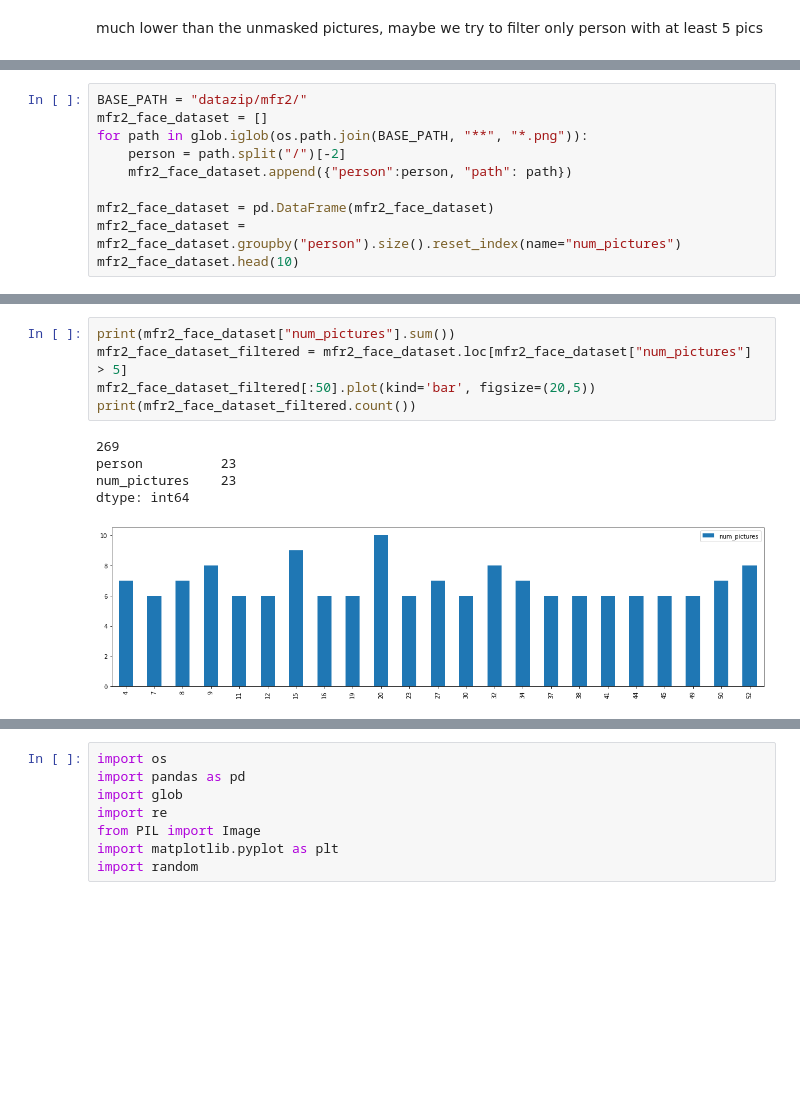
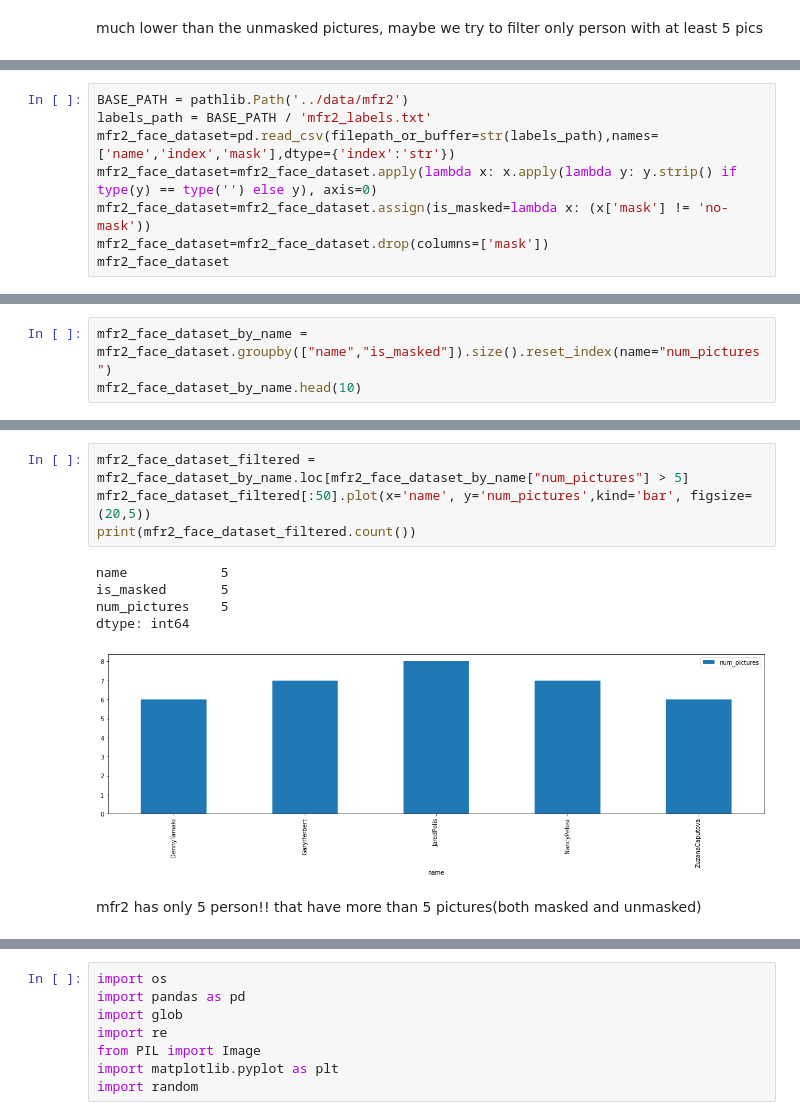
Before and after one commit to ofekari/MaskedFaceDetection, a Jupyter notebook: MaskedFaceDetectionNotebook.ipynb, the cells around one changed output, grey strips where cells are left out. Drawn from its saved outputs; the diff is of its cells as text; blank space fills up the shorter version.

```diff
--- a/MaskedFaceDetectionNotebook.ipynb
+++ b/MaskedFaceDetectionNotebook.ipynb
@@ -249,11 +269,9 @@ we decided also to go for more common dataset like vggfaces, so let's analyze th
 # %%
-BASE_PATH = "datazip/mfr2/"
-mfr2_face_dataset = []
-for path in glob.iglob(os.path.join(BASE_PATH, "**", "*.png")):
-    person = path.split("/")[-2]
-    mfr2_face_dataset.append({"person":person, "path": path})
-
-mfr2_face_dataset = pd.DataFrame(mfr2_face_dataset)
-mfr2_face_dataset = mfr2_face_dataset.groupby("person").size().reset_index(name="num_pictures")
-mfr2_face_dataset.head(10)
+BASE_PATH = pathlib.Path('../data/mfr2')
+labels_path = BASE_PATH / 'mfr2_labels.txt'
+mfr2_face_dataset=pd.read_csv(filepath_or_buffer=str(labels_path),names=['name','index','mask'],dtype={'index':'str'})
+mfr2_face_dataset=mfr2_face_dataset.apply(lambda x: x.apply(lambda y: y.strip() if type(y) == type('') else y), axis=0)
+mfr2_face_dataset=mfr2_face_dataset.assign(is_masked=lambda x: (x['mask'] != 'no-mask'))
+mfr2_face_dataset=mfr2_face_dataset.drop(columns=['mask'])
+mfr2_face_dataset
 # %% [output]
@@ -270,0 +291,3 @@ mfr2_face_dataset.head(10)
+# %%
+mfr2_face_dataset_by_name = mfr2_face_dataset.groupby(["name","is_masked"]).size().reset_index(name="num_pictures")
+mfr2_face_dataset_by_name.head(10)
@@ -271,11 +306,12 @@ mfr2_face_dataset.head(10)
 # %%
-print(mfr2_face_dataset["num_pictures"].sum())
-mfr2_face_dataset_filtered = mfr2_face_dataset.loc[mfr2_face_dataset["num_pictures"] > 5]
-mfr2_face_dataset_filtered[:50].plot(kind='bar', figsize=(20,5))
+mfr2_face_dataset_filtered = mfr2_face_dataset_by_name.loc[mfr2_face_dataset_by_name["num_pictures"] > 5]
+mfr2_face_dataset_filtered[:50].plot(x='name', y='num_pictures',kind='bar', figsize=(20,5))
 print(mfr2_face_dataset_filtered.count())
 # %% [output]
-269
-person          23
-num_pictures    23
+name            5
+is_masked       5
+num_pictures    5
 dtype: int64
-[figure, old version]
+[figure, new version]
+# %% [markdown]
+mfr2 has only 5 person!! that have more than 5 pictures(both masked and unmasked)
```
Also changed, not shown: parts of 50 cells of this notebook, 14 other files.
